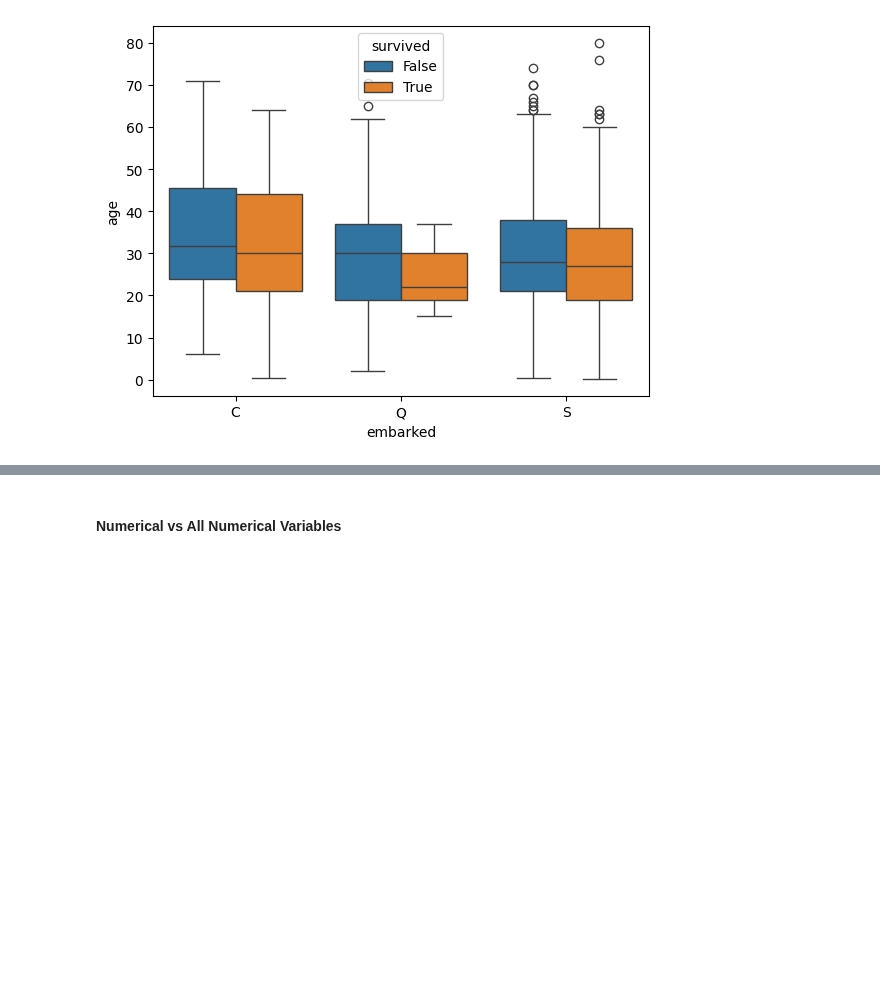
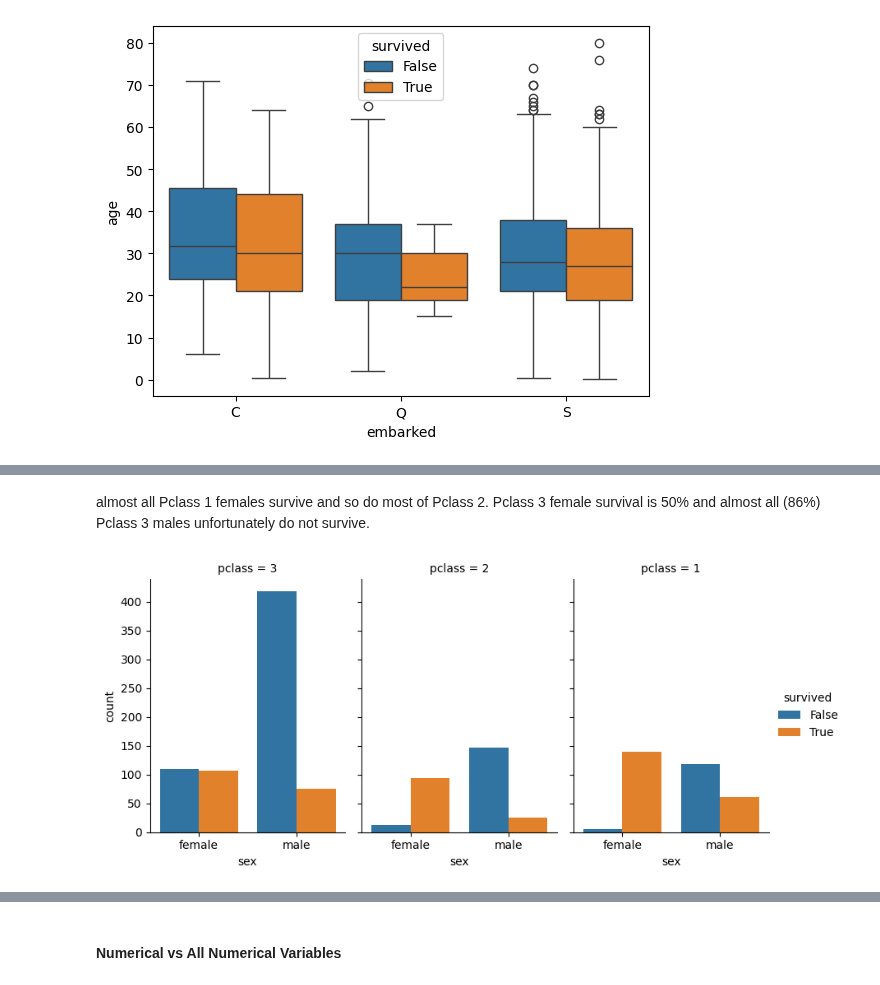
Before and after one commit to JoseRZapata/demo-data-science-template, a Jupyter notebook: notebooks/3-analysis/02-jrz-data_description_Manual-pandas-2024_10_24.ipynb, the cells around one changed output, grey strips where cells are left out. Cells and saved outputs as stored; diff of their text form; code cells hidden in the pictures; blank space fills up the shorter version.

```diff
--- a/notebooks/3-analysis/02-jrz-data_description_Manual-pandas-2024_10_24.ipynb
+++ b/notebooks/3-analysis/02-jrz-data_description_Manual-pandas-2024_10_24.ipynb
@@ -1342,0 +1365,14 @@ sns.boxplot(data=titanic_df, x="embarked", y="age", hue="survived");
+# %% [markdown]
+almost all Pclass 1 females survive and so do most of Pclass 2. Pclass 3 female survival is 50% and almost all (86%) Pclass 3 males unfortunately do not survive.
+# %%
+sns.catplot(
+    data=titanic_df,
+    x="sex",
+    hue="survived",
+    col="pclass",
+    kind="count",
+    height=4,
+    aspect=0.7,
+);
+# %% [output]
+[figure, added]
```
Also changed, not shown: parts of 34 cells of this notebook.
